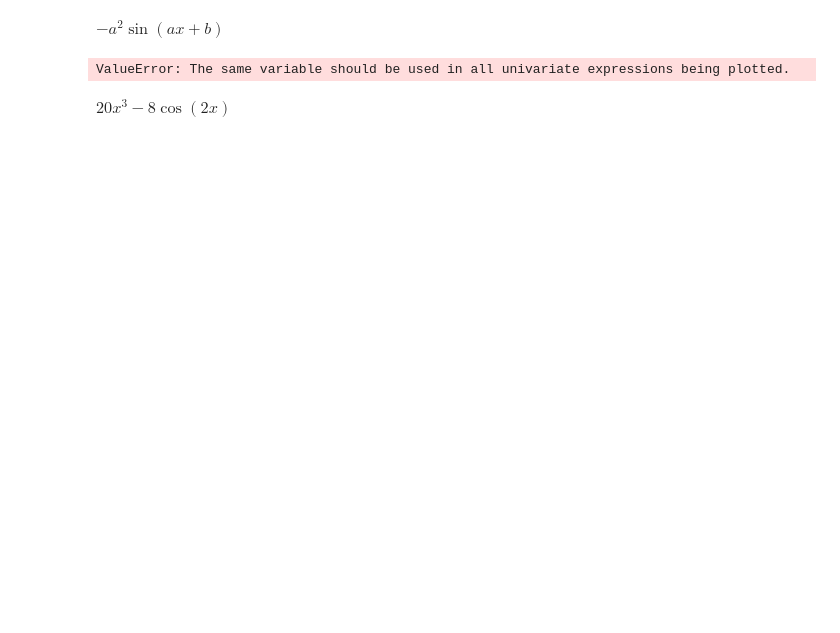
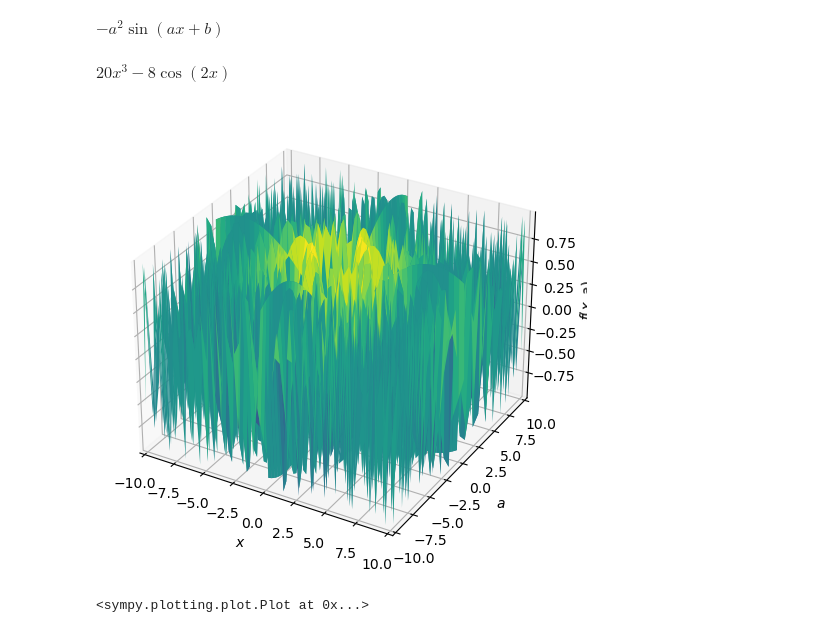
Before and after one commit to paulmcquad/Calculus, a Jupyter notebook: Chapters/4-Differentiation/Sympy/Sympy - Differentiation - 5 Higher-Order Derivatives.ipynb, the cells around one changed output. Drawn from its saved outputs; the diff is of its cells as text; code cells hidden in the pictures; blank space fills up the shorter version.

```diff
--- a/Chapters/4-Differentiation/Sympy/Sympy - Differentiation - 5 Higher-Order Derivatives.ipynb
+++ b/Chapters/4-Differentiation/Sympy/Sympy - Differentiation - 5 Higher-Order Derivatives.ipynb
@@ -39,9 +39,7 @@ $\displaystyle - a^{2} \sin{\left(a x + b \right)}$
 #from sympy import symbols
 #from sympy.plotting import *
 
-p5 = plot(EX5, title="Example 5") # 2th Derivatives Plot
+#p5 = plot(EX5, title="Example 5") # 2th Derivatives Plot
-# %% [output]
-ValueError: The same variable should be used in all univariate expressions being plotted.
 # %%
 # Remark on Page 130
 HD7 = x**5
@@ -50,3 +48,11 @@ EX7 = (HD7.diff(x,2) + HD71.diff(x,3))
 EX7
 # %% [output]
 $\displaystyle 20 x^{3} - 8 \cos{\left(2 x \right)}$
+# %%
+from sympy import symbols
+from sympy.plotting import plot3d
+
+plot3d(sin(a*x))
+# %% [output]
+[figure, added]
+<sympy.plotting.plot.Plot at 0x...>
```
Also changed, not shown: parts of 2 cells of this notebook.
